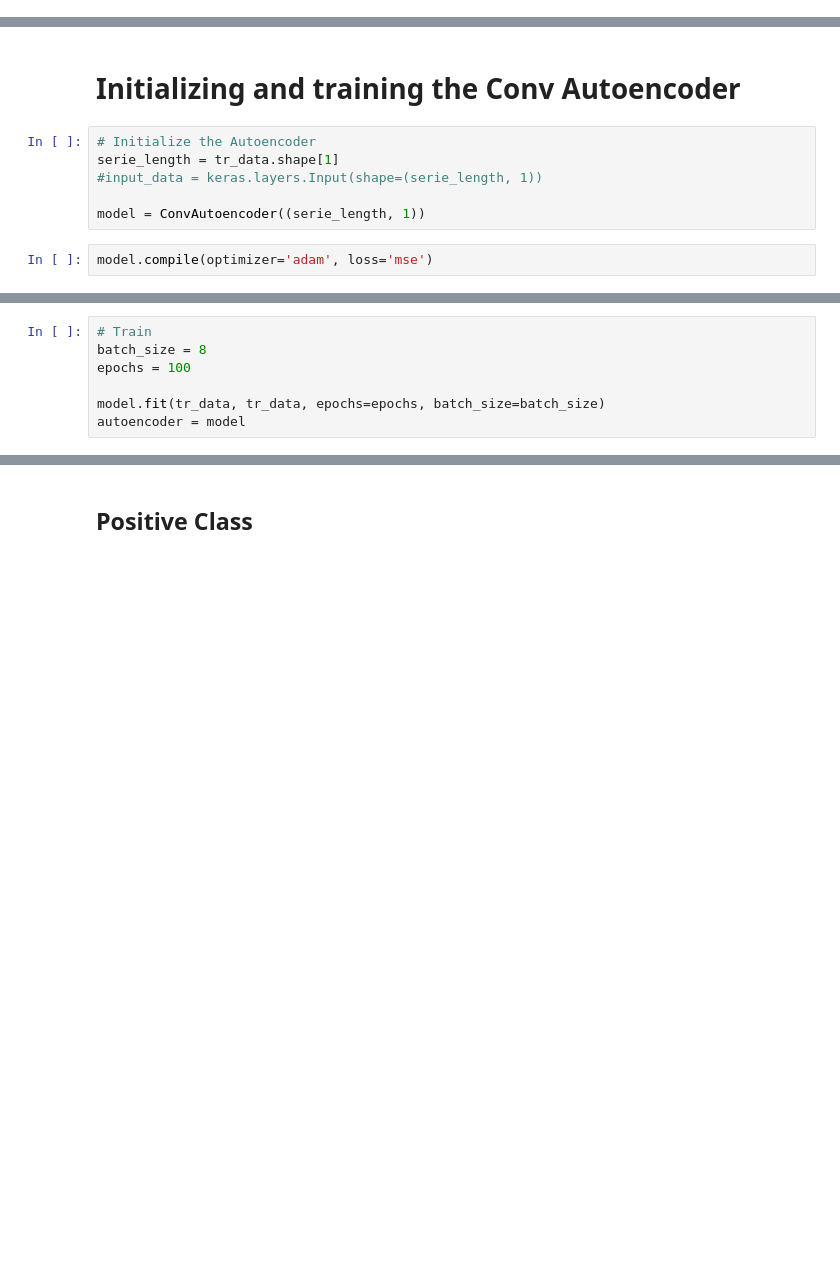
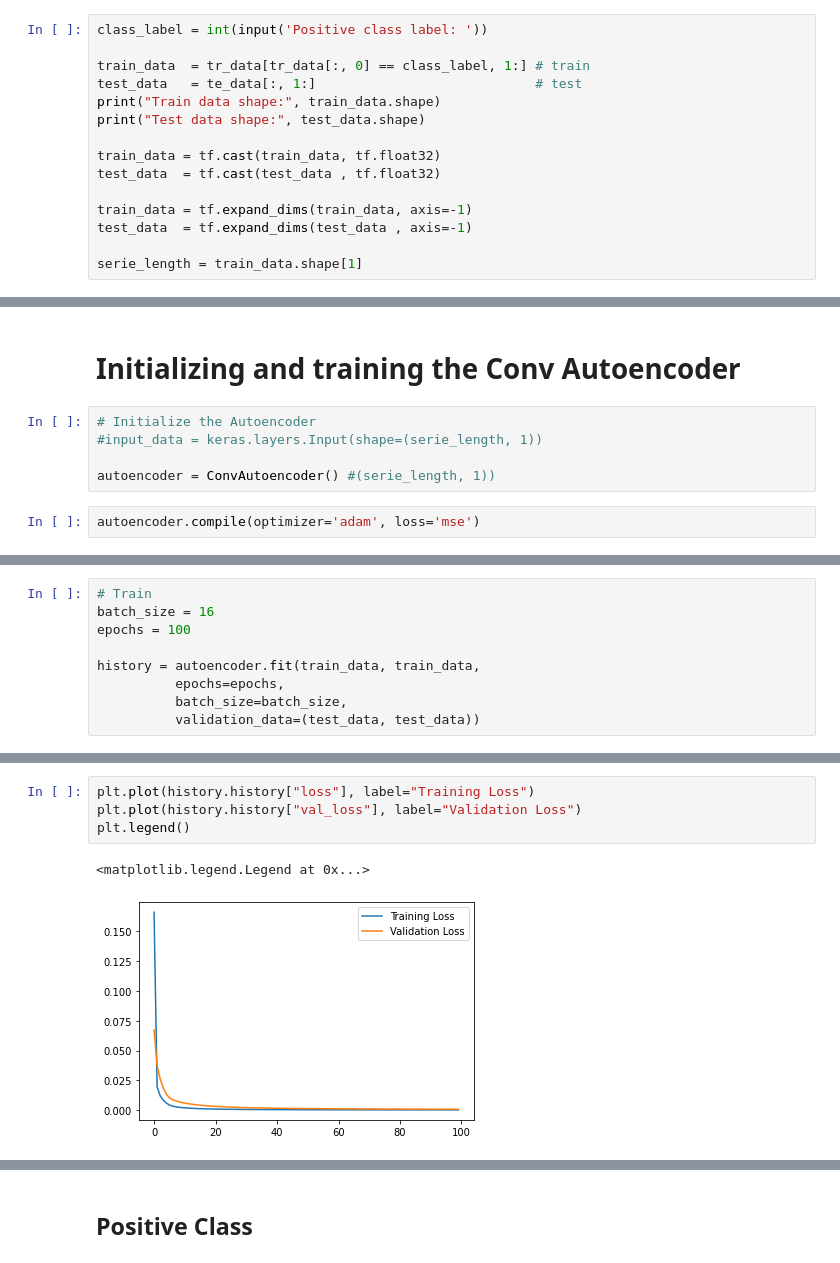
Before and after one commit to Tyred/TimeSeries_OCC-PUL, a Jupyter notebook: Notebooks/OC_ConvAutoencoder.ipynb, the cells around one changed output, grey strips where cells are left out. Saved outputs shown, nothing was run; the diff lists cells and outputs as text; blank space fills up the shorter version.

```diff
--- a/Notebooks/OC_ConvAutoencoder.ipynb
+++ b/Notebooks/OC_ConvAutoencoder.ipynb
@@ -147,0 +147,15 @@ Test data shape (other class(es)):  (5499, 152)
+# %%
+class_label = int(input('Positive class label: '))
+
+train_data  = tr_data[tr_data[:, 0] == class_label, 1:] # train
+test_data   = te_data[:, 1:]                            # test
+print("Train data shape:", train_data.shape)
+print("Test data shape:", test_data.shape)
+
+train_data = tf.cast(train_data, tf.float32)
+test_data  = tf.cast(test_data , tf.float32)
+
+train_data = tf.expand_dims(train_data, axis=-1)
+test_data  = tf.expand_dims(test_data , axis=-1)
+
+serie_length = train_data.shape[1]
@@ -149,9 +205,8 @@ Test data shape (other class(es)):  (5499, 152)
 # Initializing and training the Conv Autoencoder
 # %%
 # Initialize the Autoencoder
-serie_length = tr_data.shape[1]
 #input_data = keras.layers.Input(shape=(serie_length, 1))
 
-model = ConvAutoencoder((serie_length, 1))
+autoencoder = ConvAutoencoder() #(serie_length, 1))
 # %%
-model.compile(optimizer='adam', loss='mse')
+autoencoder.compile(optimizer='adam', loss='mse')
@@ -162,9 +213,11 @@ oc_data.shape = oc_data.shape[0], oc_data.shape[1], 1
 # %%
 # Train
-batch_size = 8
+batch_size = 16
 epochs = 100
 
-model.fit(tr_data, tr_data, epochs=epochs, batch_size=batch_size)
-autoencoder = model
+history = autoencoder.fit(train_data, train_data,
+          epochs=epochs,
+          batch_size=batch_size,
+          validation_data=(test_data, test_data))
 # %% [output]
 Epoch 1/100
@@ -187 +240,8 @@ Epoch 100/100
+# %%
+plt.plot(history.history["loss"], label="Training Loss")
+plt.plot(history.history["val_loss"], label="Validation Loss")
+plt.legend()
+# %% [output]
+<matplotlib.legend.Legend at 0x...>
+[figure, added]
 # %%
```
Also changed, not shown: parts of 41 cells of this notebook.
